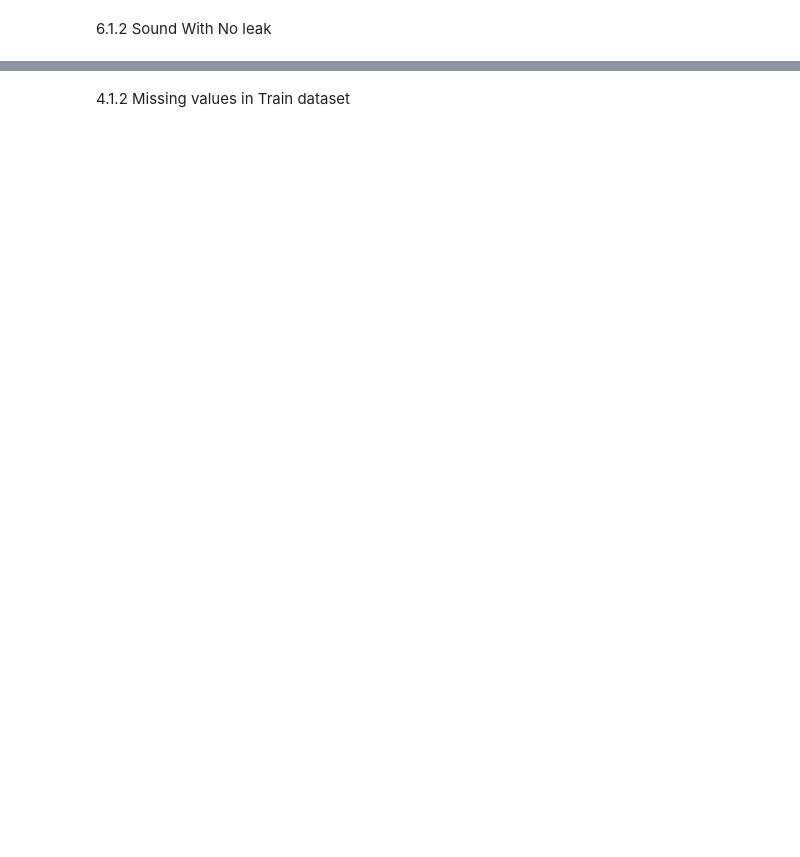
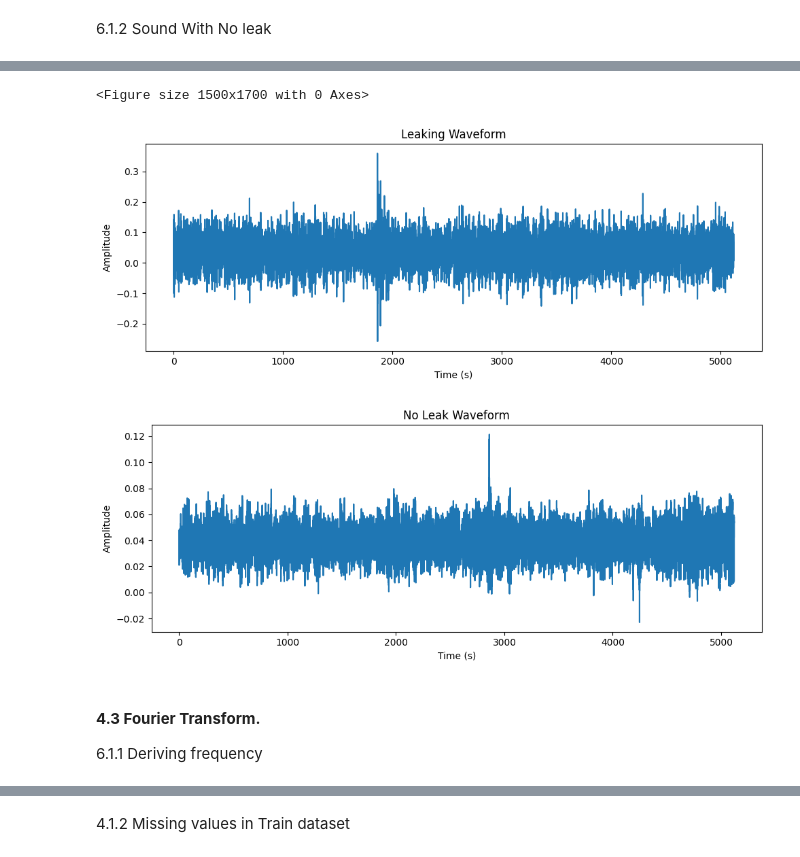
Before and after one commit to jmagwede/Project, a Jupyter notebook: notebooks/2307FTDS_Intern_1.ipynb, the cells around one changed output, grey strips where cells are left out. Cells and saved outputs as stored; diff of their text form; code cells hidden in the pictures; blank space fills up the shorter version.

Commit message:
I have added the visuals part of EDA

```diff
--- a/notebooks/2307FTDS_Intern_1.ipynb
+++ b/notebooks/2307FTDS_Intern_1.ipynb
@@ -354,0 +384,18 @@ Audio(audio_data)
+# %%
+# Initialize the S3 client
+s3 = boto3.client('s3')
+
+# Define your S3 bucket name and audio file key
+bucket_name = '2307-01-acoustic-loggers-for-leak-detection-a'
+
+# Create a file-like object to store the audio data
+audio_data = io.BytesIO()
+
+# Stream the audio file from S3 into the file-like object
+s3.download_fileobj(bucket_name, audio_file_key_n, audio_data)
+
+# Reset the file-like object's position to the beginning
+audio_data.seek(0)
+
+# Load the audio data using Librosa
+z, srn = librosa.load(audio_data)
@@ -354,0 +441,30 @@ Audio(audio_data)
+# %%
+plt.figure(figsize=(15, 17))
+
+time = librosa.times_like(y)
+
+plt.figure(figsize=(10, 4))
+plt.plot(time, y)
+plt.title('Leaking Waveform')
+plt.xlabel('Time (s)')
+plt.ylabel('Amplitude')
+plt.tight_layout()
+
+time = librosa.times_like(z)
+
+plt.figure(figsize=(10, 4))
+plt.plot(time, z)
+plt.title('No Leak Waveform')
+plt.xlabel('Time (s)')
+plt.ylabel('Amplitude')
+plt.tight_layout()
+
+plt.show()
+# %% [output]
+<Figure size 1500x1700 with 0 Axes>
+[figure, added]
+[figure, added]
+# %% [markdown]
+#### **4.3 Fourier Transform.**
+
+6.1.1 <u/>Deriving frequency</u>
```
Also changed, not shown: parts of 36 cells of this notebook.
